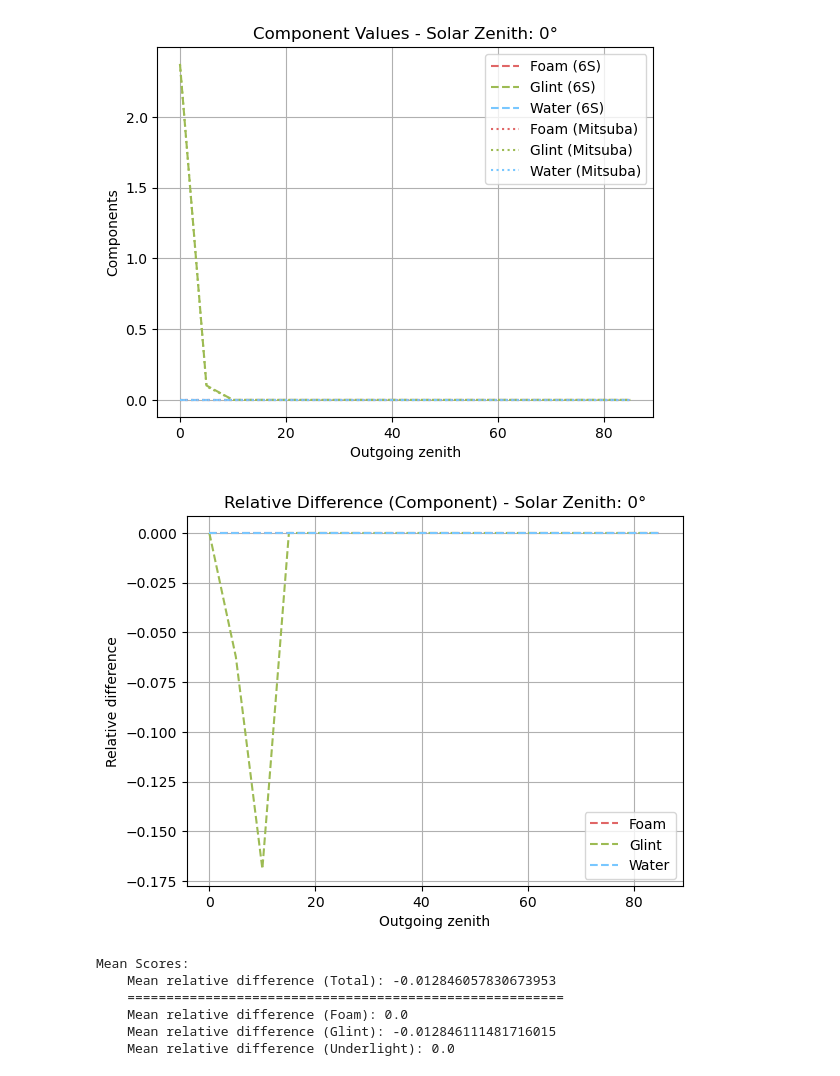
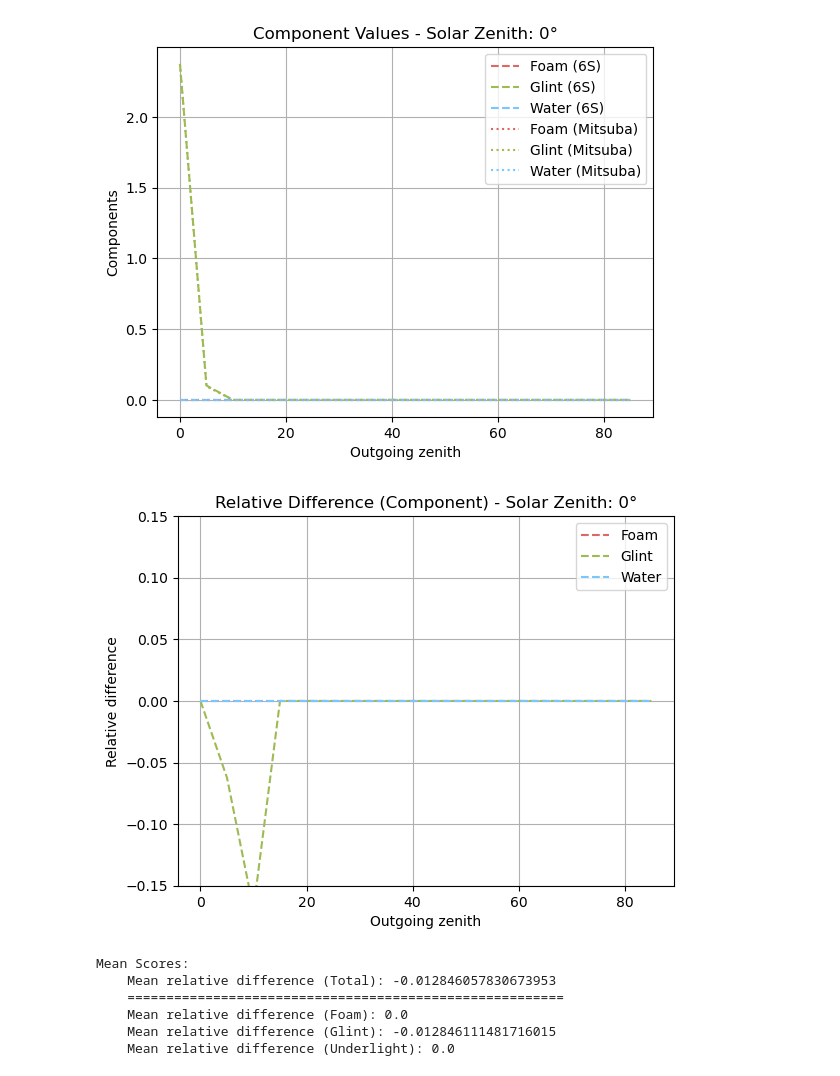
Before and after one commit to PolyRocketMatt/eradiate, a Jupyter notebook: notebooks/mitsuba_6s_comp.ipynb, the cells around one changed output. Drawn from its saved outputs; the diff is of its cells as text; code cells hidden in the pictures.

```diff
--- a/notebooks/mitsuba_6s_comp.ipynb
+++ b/notebooks/mitsuba_6s_comp.ipynb
@@ -328,23 +327,27 @@ plt.show()
 # %%
 relative_foam_diffs = relative_diff(foam_array, foam)
 relative_glint_diffs = relative_diff(glint_array, glint)
 relative_underlight_diffs = relative_diff(underlight_array, water)
 
 fig, ax = plt.subplots()
 
 # Plot example foam, glint and underlight with dashed lines
 im = ax.plot(outgoing_zeniths, relative_foam_diffs, label='Foam', linestyle='--', color=red)
 im = ax.plot(outgoing_zeniths, relative_glint_diffs, label='Glint', linestyle='--', color=green)
 im = ax.plot(outgoing_zeniths, relative_underlight_diffs, label='Water', linestyle='--', color=blue)
 
 # Plot metadata
 ax.set(xlabel='Outgoing zenith', ylabel='Relative difference',
             title=f'Relative Difference (Component) - Solar Zenith: {solar_zenith}°')
 ax.legend()
 ax.grid()
+
+# Set limits
+plt.ylim(-0.15, 0.15)
+
 plt.show()
 # %% [output]
-[figure, old version]
+[figure, new version]
 # %%
 # Relative Difference Metrics
 print(f'Mean Scores:')
```
Also changed, not shown: parts of 1 cell of this notebook, 6 other files.
